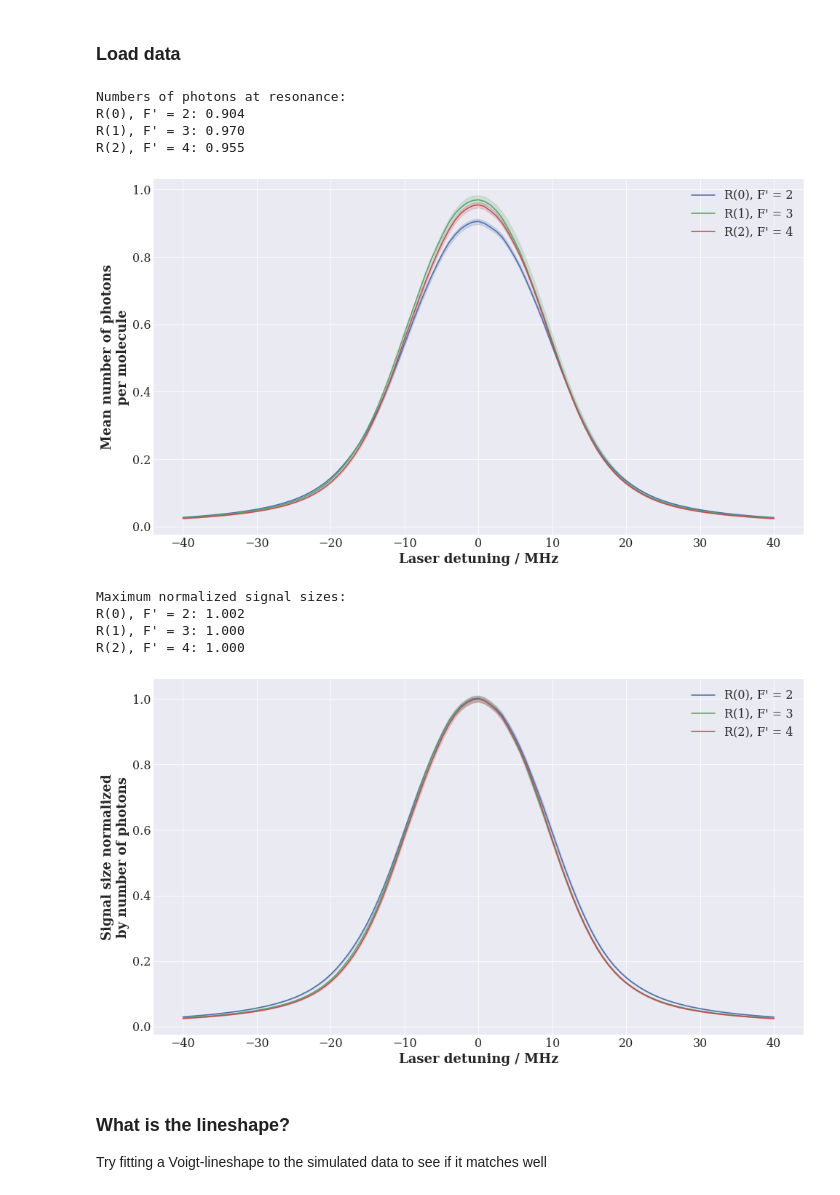
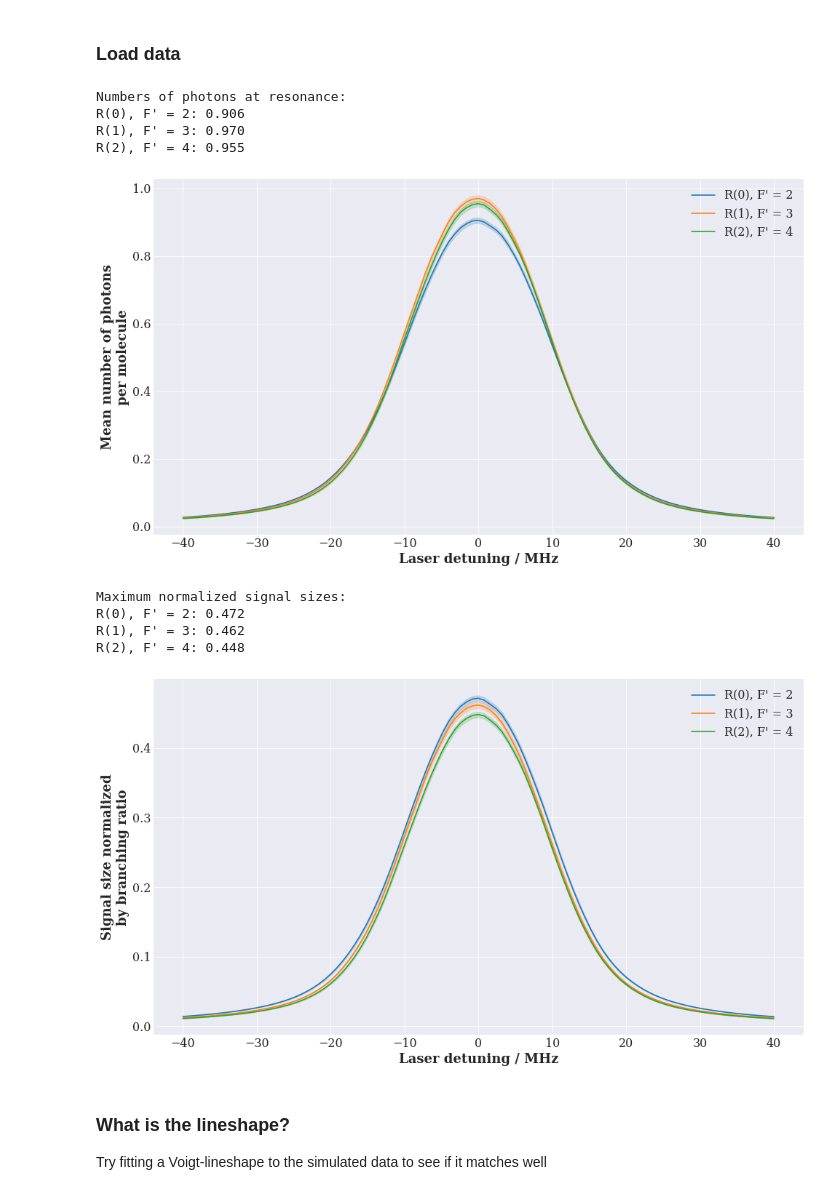
Before and after one commit to yyhshdu1/CeNTREX-TlF, a Jupyter notebook: examples/SPAExpVer/SPA detection post-processing.ipynb, the cells around one changed output. Drawn from its saved outputs; the diff is of its cells as text; code cells hidden in the pictures.

```diff
--- a/examples/SPAExpVer/SPA detection post-processing.ipynb
+++ b/examples/SPAExpVer/SPA detection post-processing.ipynb
@@ -17,7 +17,7 @@ plt.style.use(['seaborn-dark', 'notebook'])
 # %% [markdown]
 ### Load data
 # %%
-def load_data(fname: str, n_gamma: int = 1) -> pd.DataFrame:
+def load_data(fname: str, n_gamma: float = 1.) -> pd.DataFrame:
     """
     Loads data from csv and makes some new columns.
     """
@@ -32,56 +32,56 @@ def load_data(fname: str, n_gamma: int = 1) -> pd.DataFrame:
 
     return df
 # %%
-# df_R0F2 = load_data("./saved_data/R(0),_F'=2_bs_agg_n_traj=100_n_bs=100_2022-05-24_18-15-49.csv", n_gamma = 1.92)
-# df_R1F3 = load_data("./saved_data/R(1)_F'=3_bs_agg_n_traj=100_n_bs=100_2022-05-24_20-48-39.csv", n_gamma = 2.1)
-# df_R2F4 = load_data("./saved_data/R(2)_F'=4_bs_agg_n_traj=100_n_bs=100_2022-05-25_00-47-42.csv", n_gamma = 2.13)
+df_R0F2 = load_data("./saved_data/R(0),_F'=2_bs_agg_n_traj=100_n_bs=100_2022-05-24_18-15-49.csv", n_gamma = 1.92)
+df_R1F3 = load_data("./saved_data/R(1)_F'=3_bs_agg_n_traj=100_n_bs=100_2022-05-24_20-48-39.csv", n_gamma = 2.1)
+df_R2F4 = load_data("./saved_data/R(2)_F'=4_bs_agg_n_traj=100_n_bs=100_2022-05-25_00-47-42.csv", n_gamma = 2.13)
 
-df_R0F2 = load_data("./saved_data/R(0),_F'=2_bs_agg_n_traj=100_n_bs=100_2022-05-24_18-15-49.csv", n_gamma = .904)
-df_R1F3 = load_data("./saved_data/R(1)_F'=3_bs_agg_n_traj=100_n_bs=100_2022-05-24_20-48-39.csv", n_gamma = .970)
-df_R2F4 = load_data("./saved_data/R(2)_F'=4_bs_agg_n_traj=100_n_bs=100_2022-05-25_00-47-42.csv", n_gamma = .955)
+# df_R0F2 = load_data("./saved_data/R(0),_F'=2_bs_agg_n_traj=100_n_bs=100_2022-05-24_18-15-49.csv", n_gamma = .904)
+# df_R1F3 = load_data("./saved_data/R(1)_F'=3_bs_agg_n_traj=100_n_bs=100_2022-05-24_20-48-39.csv", n_gamma = .970)
+# df_R2F4 = load_data("./saved_data/R(2)_F'=4_bs_agg_n_traj=100_n_bs=100_2022-05-25_00-47-42.csv", n_gamma = .955)
 # %%
 fig, ax = plt.subplots()
 ax.plot(df_R0F2.detuning_MHz, df_R0F2.n_photons, color = 'C0', label = "R(0), F' = 2")
 ax.fill_between(df_R0F2.detuning_MHz, df_R0F2.n_photons-df_R0F2.n_photons_sem, df_R0F2.n_photons+df_R0F2.n_photons_sem, color = 'C0', alpha = 0.2)
 ax.plot(df_R1F3.detuning_MHz, df_R1F3.n_photons, color = 'C1', label = "R(1), F' = 3")
-ax.fill_between(df_R1F3.detuning_MHz, df_R1F3.n_photons-df_R1F3.n_photons_sem, df_R1F2.n_photons+df_R1F3.n_photons_sem, color = 'C1', alpha = 0.2)
+ax.fill_between(df_R1F3.detuning_MHz, df_R1F3.n_photons-df_R1F3.n_photons_sem, df_R1F3.n_photons+df_R1F3.n_photons_sem, color = 'C1', alpha = 0.2)
 ax.plot(df_R2F4.detuning_MHz, df_R2F4.n_photons, color = 'C2', label = "R(2), F' = 4")
 ax.fill_between(df_R2F4.detuning_MHz, df_R2F4.n_photons-df_R2F4.n_photons_sem, df_R2F4.n_photons+df_R2F4.n_photons_sem, color = 'C2', alpha = 0.2)
 ax.set_xlabel('Laser detuning / MHz')
 ax.set_ylabel('Mean number of photons\nper molecule')
 ax.legend()
 print("Numbers of photons at resonance:")
-print(f"R(0), F' = 2: {df_R0F1.n_photons.max():.3f}")
+print(f"R(0), F' = 2: {df_R0F2.n_photons.max():.3f}")
 print(f"R(1), F' = 3: {df_R1F3.n_photons.max():.3f}")
 print(f"R(2), F' = 4: {df_R2F4.n_photons.max():.3f}")
 # %% [output]
 Numbers of photons at resonance:
-R(0), F' = 2: 0.904
+R(0), F' = 2: 0.906
 R(1), F' = 3: 0.970
 R(2), F' = 4: 0.955
-[figure, old version]
+[figure, new version]
 # %%
 fig, ax = plt.subplots()
 ax.plot(df_R0F2.detuning_MHz, df_R0F2.norm_signal, color = 'C0', label = "R(0), F' = 2")
 ax.fill_between(df_R0F2.detuning_MHz, df_R0F2.norm_signal-df_R0F2.norm_signal_sem, df_R0F2.norm_signal+df_R0F2.norm_signal_sem, color = 'C0', alpha = 0.2)
 ax.plot(df_R1F3.detuning_MHz, df_R1F3.norm_signal, color = 'C1', label = "R(1), F' = 3")
 ax.fill_between(df_R1F3.detuning_MHz, df_R1F3.norm_signal-df_R1F3.norm_signal_sem, df_R1F3.norm_signal+df_R1F3.norm_signal_sem, color = 'C1', alpha = 0.2)
 ax.plot(df_R2F4.detuning_MHz, df_R2F4.norm_signal, color = 'C2', label = "R(2), F' = 4")
 ax.fill_between(df_R2F4.detuning_MHz, df_R2F4.norm_signal-df_R2F4.norm_signal_sem, df_R2F4.norm_signal+df_R2F4.norm_signal_sem, color = 'C2', alpha = 0.2)
 ax.set_xlabel('Laser detuning / MHz')
-ax.set_ylabel('Signal size normalized\nby number of photons')
+ax.set_ylabel('Signal size normalized\nby branching ratio')
 ax.legend()
 
 print("Maximum normalized signal sizes:")
 print(f"R(0), F' = 2: {df_R0F2.norm_signal.max():.3f}")
 print(f"R(1), F' = 3: {df_R1F3.norm_signal.max():.3f}")
 print(f"R(2), F' = 4: {df_R2F4.norm_signal.max():.3f}")
 # %% [output]
 Maximum normalized signal sizes:
-R(0), F' = 2: 1.002
-R(1), F' = 3: 1.000
-R(2), F' = 4: 1.000
+R(0), F' = 2: 0.472
+R(1), F' = 3: 0.462
+R(2), F' = 4: 0.448
-[figure, old version]
+[figure, new version]
 # %% [markdown]
 ### What is the lineshape?
 Try fitting a Voigt-lineshape to the simulated data to see if it matches well
```
Also changed, not shown: parts of 19 cells of this notebook.
